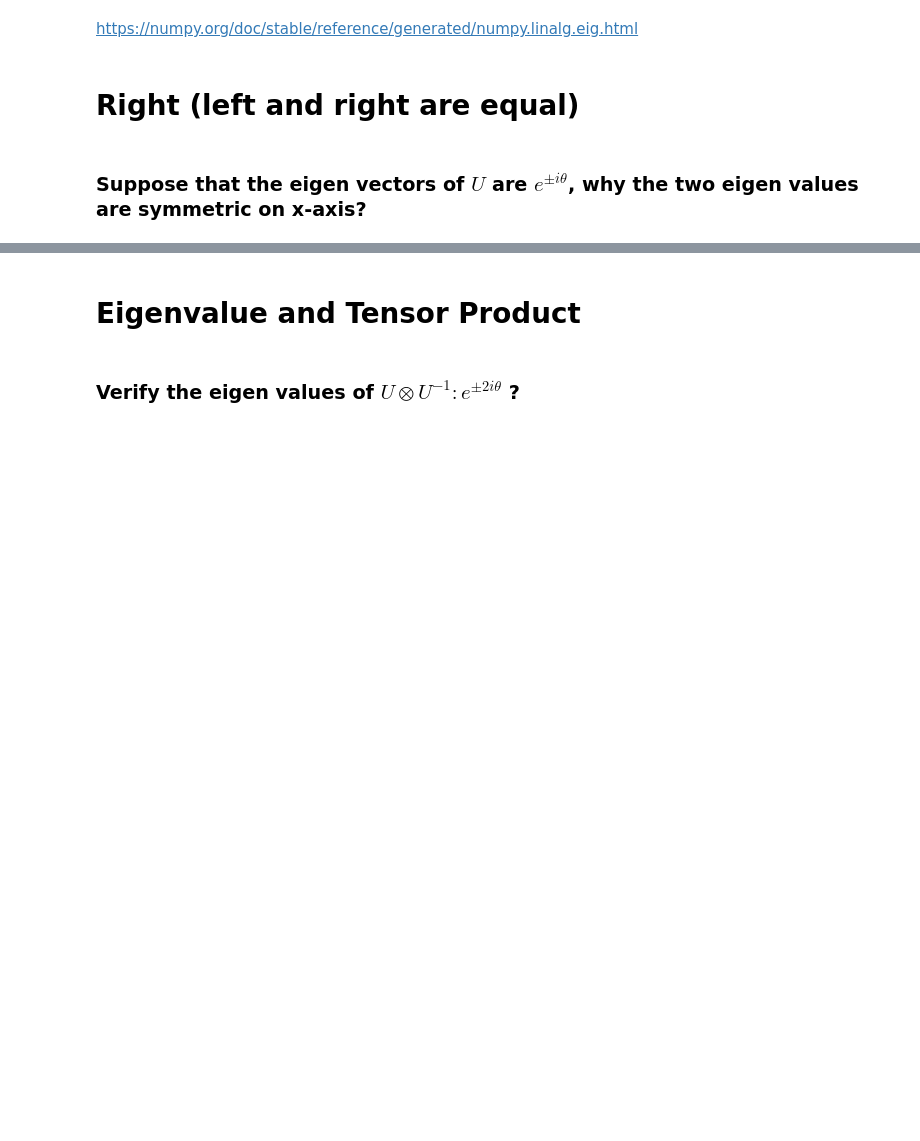
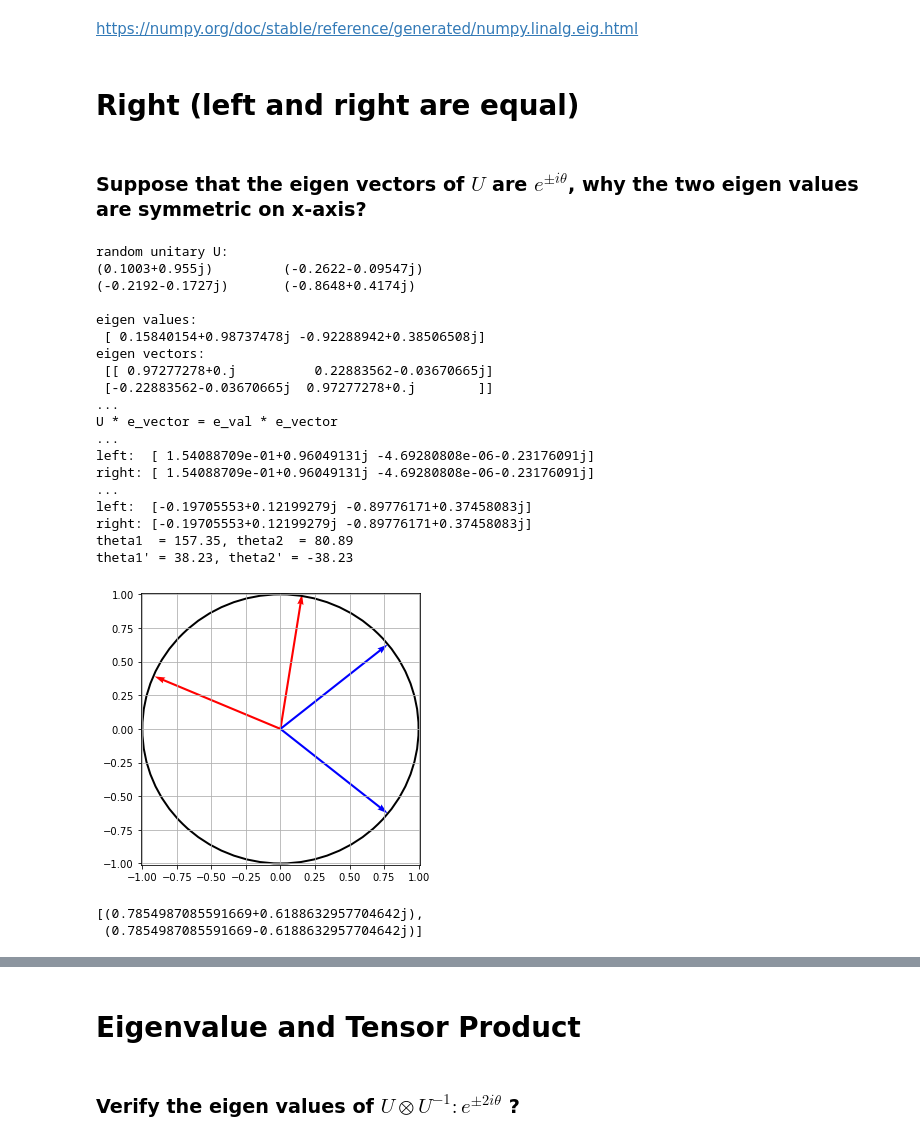
Before and after one commit to caitaozhan/testing, a Jupyter notebook: linalg/eigenval-decomposition.ipynb, the cells around one changed output, grey strips where cells are left out. Cells and saved outputs as stored; diff of their text form; code cells hidden in the pictures; blank space fills up the shorter version.

Commit message:
linalg

```diff
--- a/linalg/eigenval-decomposition.ipynb
+++ b/linalg/eigenval-decomposition.ipynb
@@ -11,8 +14,88 @@ def print_matrix(M):
             print(f'{num:<23}', end=' ')
         print()
     print()
+
+def get_theta(real, imag):
+    '''return the theta in radian
+    '''
+    theta = np.arccos(real)
+    if imag > 0:
+        return theta
+    else:
+        return 2*np.pi - theta
 # %% [markdown]
 # Right (left and right are equal)
 # %% [markdown]
 ### Suppose that the eigen vectors of $U$ are $e^{\pm i \theta}$, why the two eigen values are symmetric on x-axis?
+# %%
+# X = [[ 0.625, -0.125],
+#      [-0.125, -0.125]]
+
+X = random_unitary(2, seed = 2)._data
+print('random unitary U:')
+print_matrix(X)
+e_vals, e_vectors = np.linalg.eig(X)
+print('eigen values: \n', e_vals)
+print('eigen vectors:\n', e_vectors)
+print('...')
+print('U * e_vector = e_val * e_vector')
+print('...')
+print('left: ', np.dot(X, e_vectors[:, 0]))
+print('right:', np.dot(e_vals[0], e_vectors[:, 0]))
+print('...')
+print('left: ', np.dot(X, e_vectors[:, 1]))
+print('right:', np.dot(e_vals[1], e_vectors[:, 1]))
+
+fig, ax = plt.subplots(1, 1, figsize=(5, 5))
+ax.set_xlim([-1.01, 1.01])
+ax.set_ylim([-1.01, 1.01])
+circle = plt.Circle((0, 0), 1, fill=False, linewidth=2)
+ax.add_patch(circle)
+Ox = [0, 0]
+Oy = [0, 0]
+Vx = [e_vals[0].real, e_vals[1].real]
+Vy = [e_vals[0].imag, e_vals[1].imag]
+color = ['r', 'r']
+plt.quiver(Ox, Oy, Vx, Vy, units='xy', color=color, scale=1)
+theta1 = get_theta(e_vals[0].real, e_vals[0].imag)
+theta2 = get_theta(e_vals[1].real, e_vals[1].imag)
+theta1, theta2 = max(theta1, theta2), min(theta1, theta2)
+theta = abs(theta1 - theta2) / 2
+print(f'theta1  = {theta1*RAD:.2f}, theta2  = {theta2*RAD:.2f}')
+eigen1 = complex(np.cos(theta), np.sin(theta))
+eigen2 = complex(np.cos(theta), -np.sin(theta))
+e_vals2 = [eigen1, eigen2]
+V2x = [e_vals2[0].real, e_vals2[1].real]
+V2y = [e_vals2[0].imag, e_vals2[1].imag]
+color = ['b', 'b']
+print(f"theta1' = {theta*RAD:.2f}, theta2' = {-theta*RAD:.2f}")
+plt.quiver(Ox, Oy, V2x, V2y, units='xy', color=color, scale=1)
+plt.grid()
+plt.show()
+# %% [output]
+random unitary U:
+(0.1003+0.955j)         (-0.2622-0.09547j)
+(-0.2192-0.1727j)       (-0.8648+0.4174j)
+
+eigen values:
+ [ 0.15840154+0.98737478j -0.92288942+0.38506508j]
+eigen vectors:
+ [[ 0.97277278+0.j          0.22883562-0.03670665j]
+ [-0.22883562-0.03670665j  0.97277278+0.j        ]]
+...
+U * e_vector = e_val * e_vector
+...
+left:  [ 1.54088709e-01+0.96049131j -4.69280808e-06-0.23176091j]
+right: [ 1.54088709e-01+0.96049131j -4.69280808e-06-0.23176091j]
+...
+left:  [-0.19705553+0.12199279j -0.89776171+0.37458083j]
+right: [-0.19705553+0.12199279j -0.89776171+0.37458083j]
+theta1  = 157.35, theta2  = 80.89
+theta1' = 38.23, theta2' = -38.23
+[figure, added]
+# %%
+e_vals2
+# %% [output]
+[(0.7854987085591669+0.6188632957704642j),
+ (0.7854987085591669-0.6188632957704642j)]
 # %%
```
Also changed, not shown: parts of 3 cells of this notebook, 2 other files.
